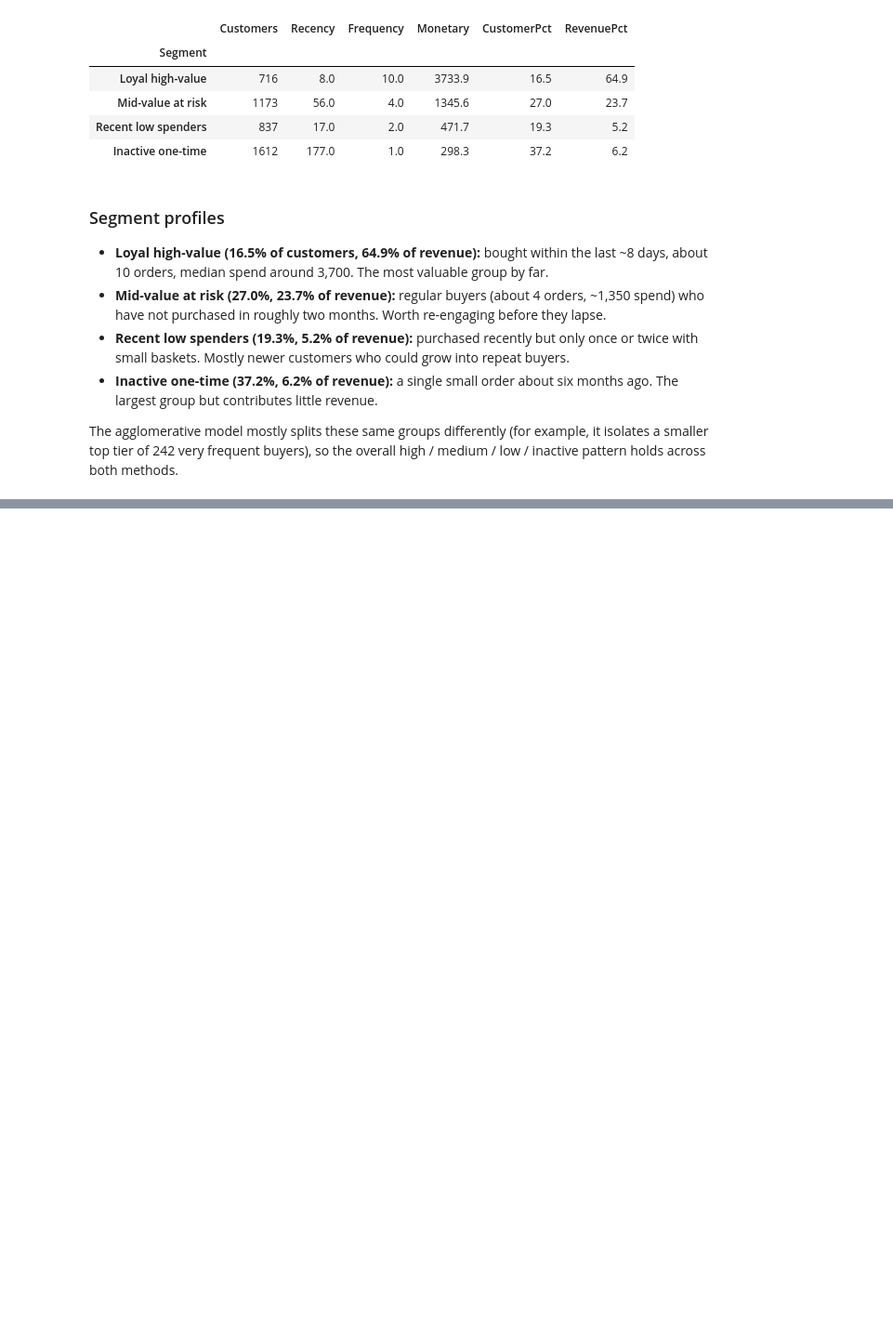
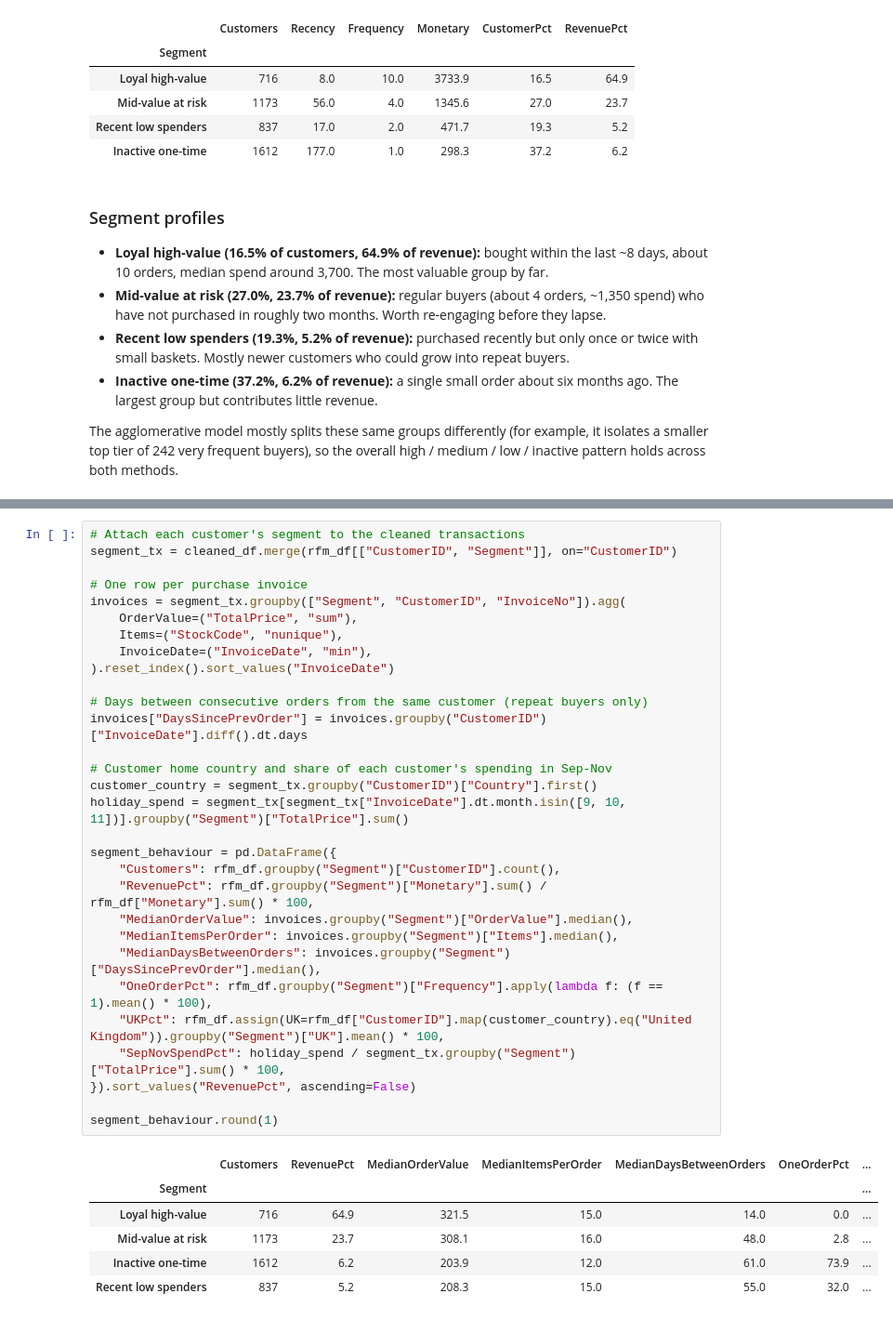
Before and after one commit to HammaadAlam/3730-Customer-Segmentation, a Jupyter notebook: preprocessing.ipynb, the cells around one changed output, grey strips where cells are left out. Shown at 93% size. Saved outputs shown, nothing was run; the diff lists cells and outputs as text; blank space fills up the shorter version.

```diff
--- a/preprocessing.ipynb
+++ b/preprocessing.ipynb
@@ -655,0 +664,37 @@ The agglomerative model mostly splits these same groups differently (for example
+# %%
+# Attach each customer's segment to the cleaned transactions
+segment_tx = cleaned_df.merge(rfm_df[["CustomerID", "Segment"]], on="CustomerID")
+
+# One row per purchase invoice
+invoices = segment_tx.groupby(["Segment", "CustomerID", "InvoiceNo"]).agg(
+    OrderValue=("TotalPrice", "sum"),
+    Items=("StockCode", "nunique"),
+    InvoiceDate=("InvoiceDate", "min"),
+).reset_index().sort_values("InvoiceDate")
+
+# Days between consecutive orders from the same customer (repeat buyers only)
+invoices["DaysSincePrevOrder"] = invoices.groupby("CustomerID")["InvoiceDate"].diff().dt.days
+
+# Customer home country and share of each customer's spending in Sep-Nov
+customer_country = segment_tx.groupby("CustomerID")["Country"].first()
+holiday_spend = segment_tx[segment_tx["InvoiceDate"].dt.month.isin([9, 10, 11])].groupby("Segment")["TotalPrice"].sum()
+
+segment_behaviour = pd.DataFrame({
+    "Customers": rfm_df.groupby("Segment")["CustomerID"].count(),
+    "RevenuePct": rfm_df.groupby("Segment")["Monetary"].sum() / rfm_df["Monetary"].sum() * 100,
+    "MedianOrderValue": invoices.groupby("Segment")["OrderValue"].median(),
+    "MedianItemsPerOrder": invoices.groupby("Segment")["Items"].median(),
+    "MedianDaysBetweenOrders": invoices.groupby("Segment")["DaysSincePrevOrder"].median(),
+    "OneOrderPct": rfm_df.groupby("Segment")["Frequency"].apply(lambda f: (f == 1).mean() * 100),
+    "UKPct": rfm_df.assign(UK=rfm_df["CustomerID"].map(customer_country).eq("United Kingdom")).groupby("Segment")["UK"].mean() * 100,
+    "SepNovSpendPct": holiday_spend / segment_tx.groupby("Segment")["TotalPrice"].sum() * 100,
+}).sort_values("RevenuePct", ascending=False)
+
+segment_behaviour.round(1)
+# %% [output]
+|  | Customers | RevenuePct | MedianOrderValue | MedianItemsPerOrder | MedianDaysBetweenOrders | OneOrderPct | ... |
+| Segment |  |  |  |  |  |  | ... |
+| Loyal high-value | 716 | 64.9 | 321.5 | 15.0 | 14.0 | 0.0 | ... |
+| Mid-value at risk | 1173 | 23.7 | 308.1 | 16.0 | 48.0 | 2.8 | ... |
+| Inactive one-time | 1612 | 6.2 | 203.9 | 12.0 | 61.0 | 73.9 | ... |
+| Recent low spenders | 837 | 5.2 | 208.3 | 15.0 | 55.0 | 32.0 | ... |
```
Also changed, not shown: parts of 5 cells of this notebook.
